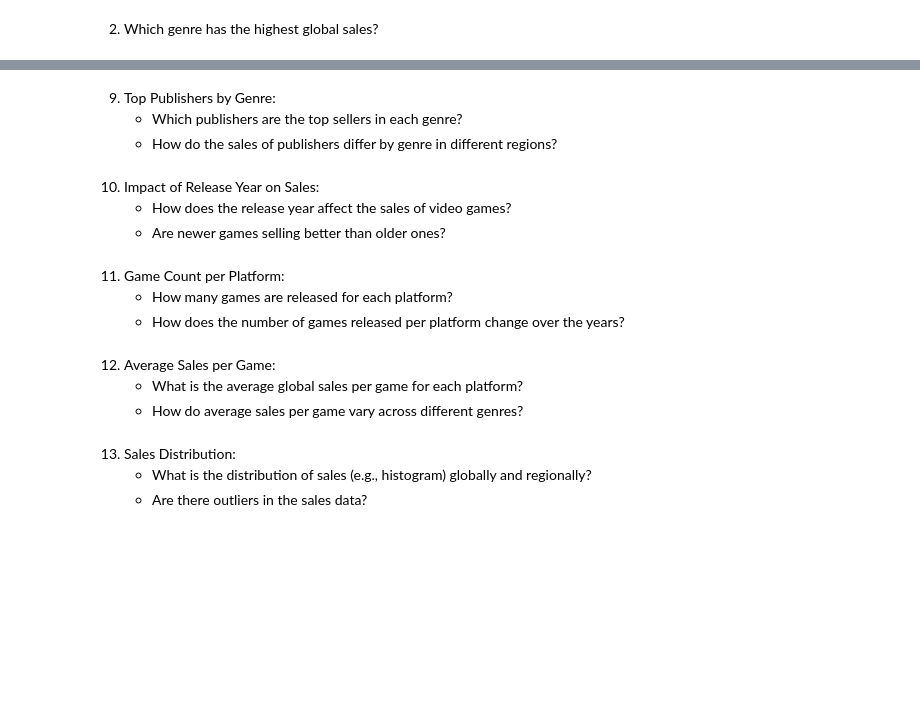
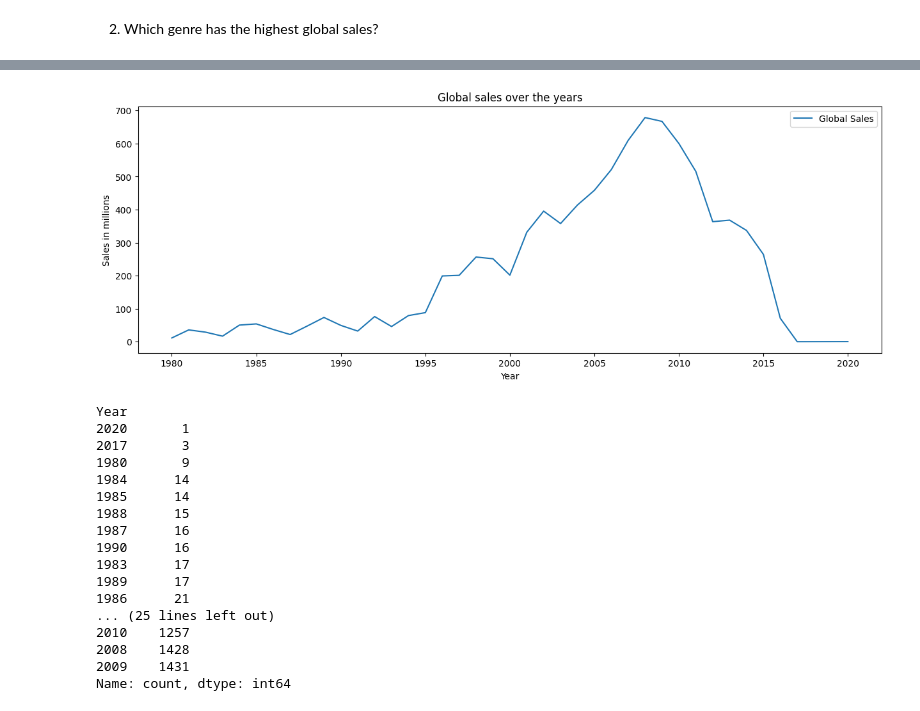
Before and after one commit to robertmbau/Video-Games-Sales-Analysis, a Jupyter notebook: VideoGameSales.ipynb, the cells around one changed output, grey strips where cells are left out. Cells and saved outputs as stored; diff of their text form; code cells hidden in the pictures; blank space fills up the shorter version.

```diff
--- a/VideoGameSales.ipynb
+++ b/VideoGameSales.ipynb
@@ -254,20 +254,33 @@ plt.show()
-# %% [markdown]
-9.   Top Publishers by Genre:
-      - Which publishers are the top sellers in each genre?
-      - How do the sales of publishers differ by genre in different regions?
-# %% [markdown]
-10.  Impact of Release Year on Sales:
-      - How does the release year affect the sales of video games?
-      - Are newer games selling better than older ones?
-# %% [markdown]
-11.  Game Count per Platform:
-      - How many games are released for each platform?
-      - How does the number of games released per platform change over the years?
-# %% [markdown]
-12.  Average Sales per Game:
-      - What is the average global sales per game for each platform?
-      - How do average sales per game vary across different genres?
-# %% [markdown]
-13.  Sales Distribution:
-      - What is the distribution of sales (e.g., histogram) globally and regionally?
-      - Are there outliers in the sales data?
+# %%
+# grouped df by year
+global_sales = pd.DataFrame(video_game_sales.groupby(by='Year')['Global_Sales'].sum()).reset_index()
+
+# plot
+plt.figure(figsize=(15,5))
+
+sns.lineplot(data=global_sales, x='Year', y='Global_Sales', label='Global Sales')
+plt.ylabel('Sales in millions')
+plt.title('Global sales over the years')
+plt.show()
+# %% [output]
+[figure, added]
+# %%
+video_game_sales['Year'].value_counts().sort_values()
+# %% [output]
+Year
+2020       1
+2017       3
+1980       9
+1984      14
+1985      14
+1988      15
+1987      16
+1990      16
+1983      17
+1989      17
+1986      21
+... (25 lines left out)
+2010    1257
+2008    1428
+2009    1431
+Name: count, dtype: int64
```
Also changed, not shown: parts of 10 cells of this notebook.
